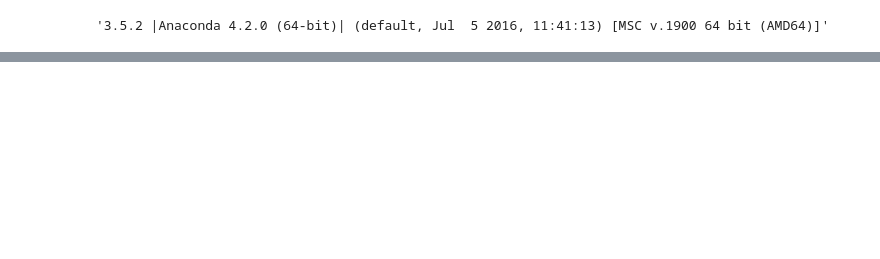
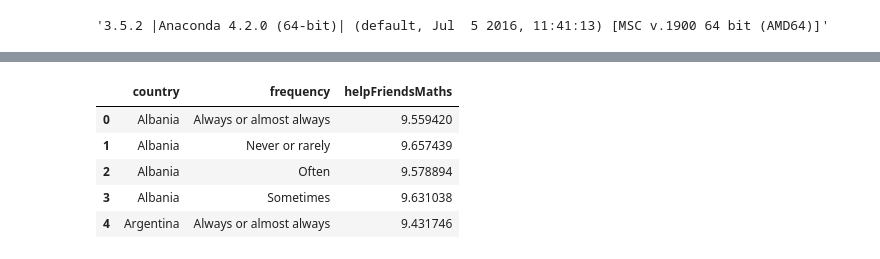
Before and after one commit to brunoassisp/PISA-Data-Viz-project, a Jupyter notebook: PISA_EDA.ipynb, the cells around one changed output, grey strips where cells are left out. Saved outputs shown, nothing was run; the diff lists cells and outputs as text; code cells hidden in the pictures; blank space fills up the shorter version.

```diff
--- a/PISA_EDA.ipynb
+++ b/PISA_EDA.ipynb
@@ -98,0 +121,16 @@ df.head(5).T.iloc[115:]
+# %%
+def get_variable_frequency(df, var):
+    return df.groupby(['country', var]).mean()['internationalGrade'].reset_index()\
+                .rename(columns={
+                    var: 'frequency',
+                    'internationalGrade': var
+                })
+# %%
+get_variable_frequency(df_student_behavior, 'helpFriendsMaths').head()
+# %% [output]
+|  | country | frequency | helpFriendsMaths |
+| 0 | Albania | Always or almost always | 9.559420 |
+| 1 | Albania | Never or rarely | 9.657439 |
+| 2 | Albania | Often | 9.578894 |
+| 3 | Albania | Sometimes | 9.631038 |
+| 4 | Argentina | Always or almost always | 9.431746 |
```
Also changed, not shown: parts of 12 cells of this notebook.
